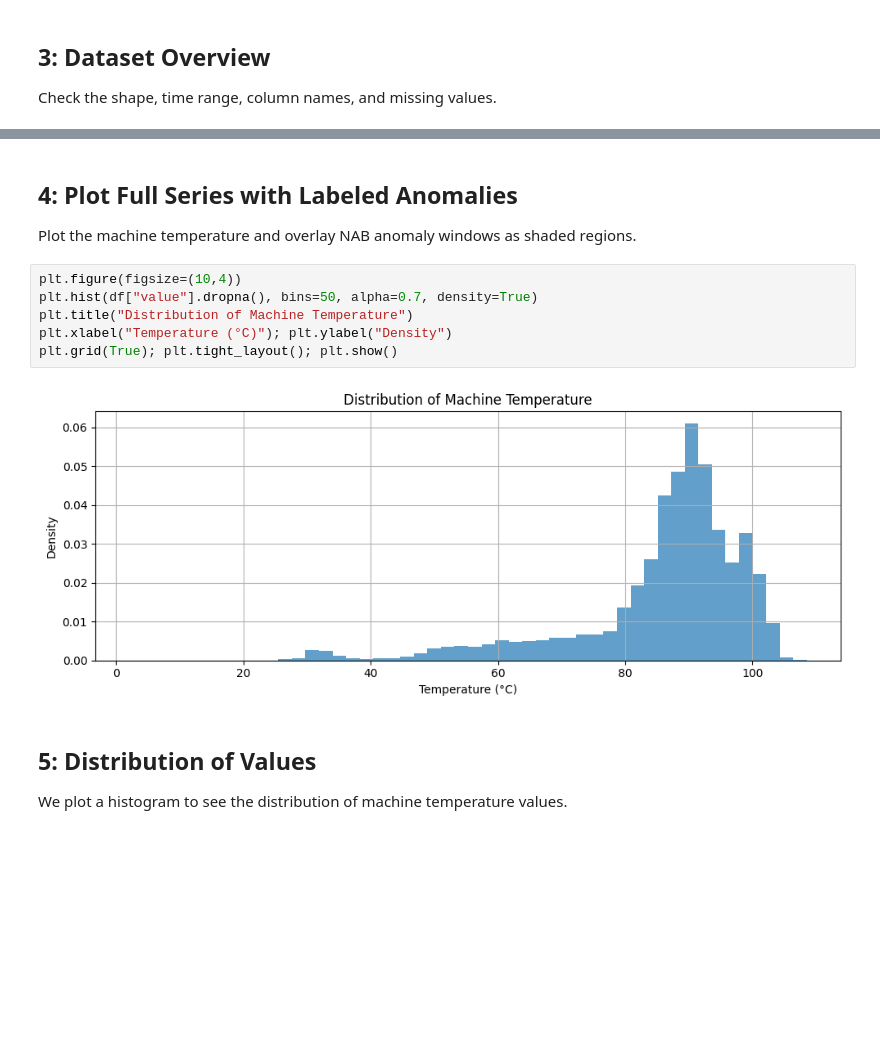
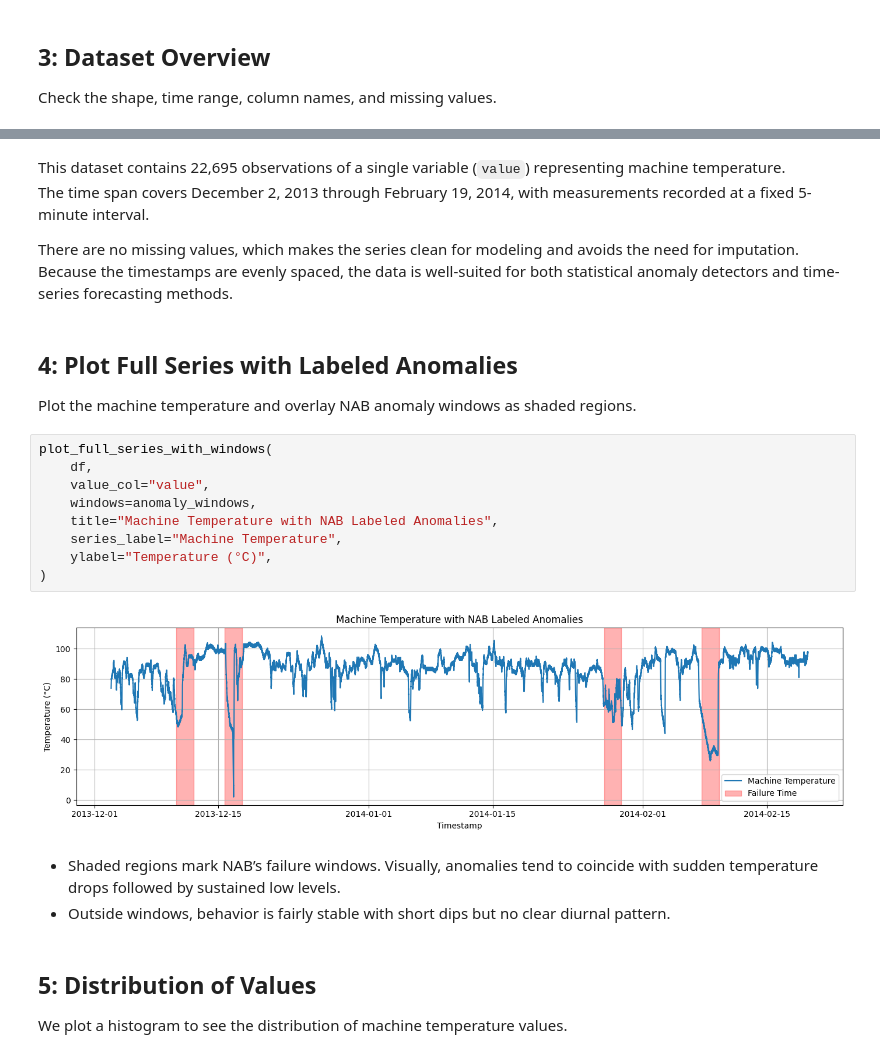
Before and after one commit to hjalalin/nab-anomaly-detection, a Jupyter notebook: notebooks/machine_temperature/01_exploration.ipynb, the cells around one changed output, grey strips where cells are left out. Cells and saved outputs as stored; diff of their text form; blank space fills up the shorter version.

```diff
--- a/notebooks/machine_temperature/01_exploration.ipynb
+++ b/notebooks/machine_temperature/01_exploration.ipynb
@@ -84,15 +90,27 @@ dtype: int64
+# %% [markdown]
+This dataset contains 22,695 observations of a single variable (`value`) representing machine temperature.
+The time span covers December 2, 2013 through February 19, 2014, with measurements recorded at a fixed 5-minute interval.
+
+There are no missing values, which makes the series clean for modeling and avoids the need for imputation.
+Because the timestamps are evenly spaced, the data is well-suited for both statistical anomaly detectors and time-series forecasting methods.
 # %% [markdown]
 ## 4: Plot Full Series with Labeled Anomalies
 
 Plot the machine temperature and overlay NAB anomaly windows as shaded regions.
-# %%
-plt.figure(figsize=(10,4))
-plt.hist(df["value"].dropna(), bins=50, alpha=0.7, density=True)
-plt.title("Distribution of Machine Temperature")
-plt.xlabel("Temperature (°C)"); plt.ylabel("Density")
-plt.grid(True); plt.tight_layout(); plt.show()
-# %% [output]
-[figure, removed]
+# %%
+plot_full_series_with_windows(
+    df,
+    value_col="value",
+    windows=anomaly_windows,
+    title="Machine Temperature with NAB Labeled Anomalies",
+    series_label="Machine Temperature",
+    ylabel="Temperature (°C)",
+)
+# %% [output]
+[figure, added]
+# %% [markdown]
+- Shaded regions mark NAB’s failure windows. Visually, anomalies tend to coincide with sudden temperature drops followed by sustained low levels.
+- Outside windows, behavior is fairly stable with short dips but no clear diurnal pattern.
 # %% [markdown]
 ## 5: Distribution of Values
 
```
Also changed, not shown: parts of 6 cells of this notebook.
